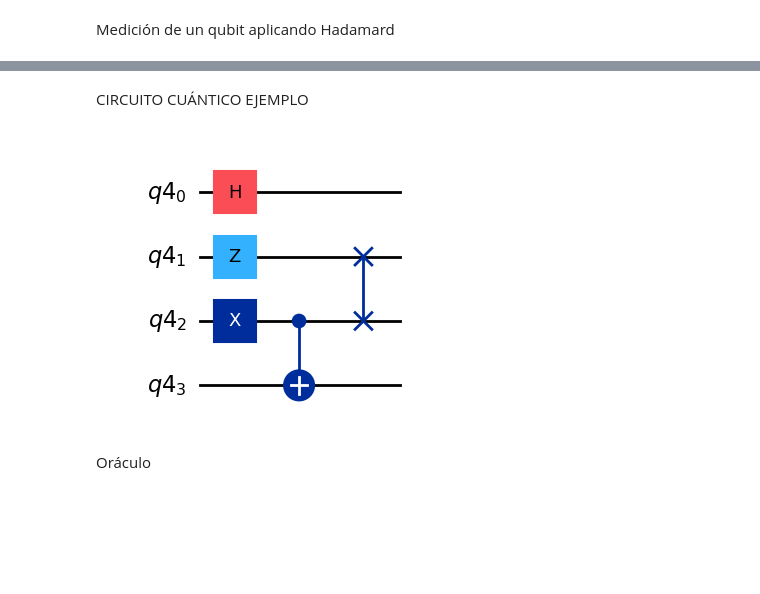
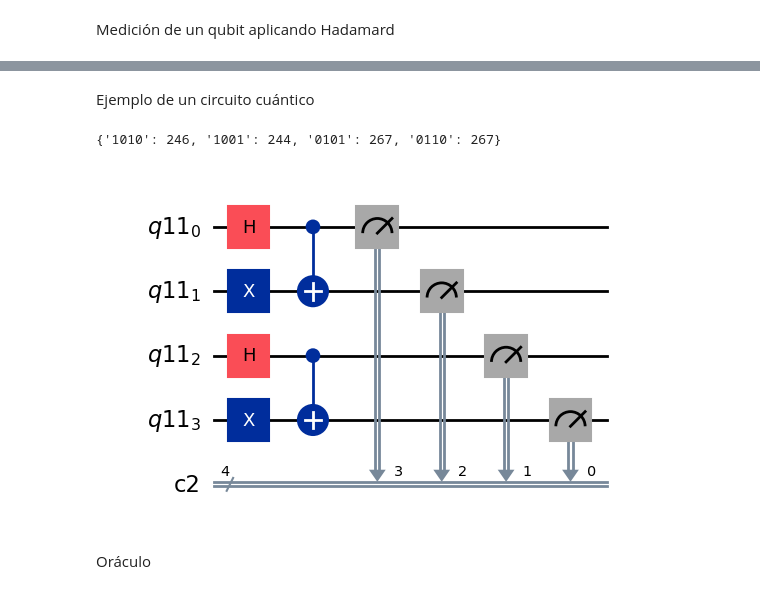
Before and after one commit to irenefernandezromero/TrabajoFinDeGrado, a Jupyter notebook: Implementaciones de algoritmos.ipynb, the cells around one changed output, grey strips where cells are left out. Saved outputs shown, nothing was run; the diff lists cells and outputs as text; code cells hidden in the pictures; blank space fills up the shorter version.

```diff
--- a/Implementaciones de algoritmos.ipynb
+++ b/Implementaciones de algoritmos.ipynb
@@ -140,29 +154,51 @@ qc.draw(output='mpl')
-# %% [markdown]
-CIRCUITO CUÁNTICO EJEMPLO
-# %%
-# Importar las clases y módulos necesarios
-from qiskit import QuantumRegister, QuantumCircuit
-
-# Crear un registro cuántico de 4 qubits
-qr = QuantumRegister(4)
-# Crear un circuito cuántico
-qc = QuantumCircuit(qr)
-
-# Aplicar compuertas a los qubits
-qc.h(qr[0])  # Puerta Hadamard al primer qubit
-qc.z(qr[1])  # Puerta Z al segundo qubit
-qc.x(qr[2])  # Puerta X al tercer qubit
-
-# Aplicar compuerta CNOT entre el tercer y el cuarto qubit
-qc.cx(qr[2], qr[3])
-
-# Aplicar compuerta SWAP entre el segundo y el tercer qubit
-qc.swap(qr[1], qr[2])
-
-# Dibujar el circuito
-qc.draw(output='mpl')
-# %% [output]
-[figure, removed]
+# %% [markdown]
+Ejemplo de un circuito cuántico
+# %%
+# Importar las clases y módulos necesarios
+from qiskit import QuantumCircuit, ClassicalRegister, QuantumRegister, transpile
+from qiskit_aer import Aer
+
+# Crear un circuito cuántico con 4 qubits y 4 bits clásicos
+qr = QuantumRegister(4)
+cr = ClassicalRegister(4)
+qc = QuantumCircuit(qr, cr)
+
+# Aplicar una puerta Hadamard al primer y tercer qubit
+qc.h(0)
+qc.h(2)
+
+# Aplicar una puerta X (Pauli-X) al segundo y cuarto qubit
+qc.x(1)
+qc.x(3)
+
+# Aplicar una puerta CNOT entre el primer qubit (control) y el segundo qubit (objetivo)
+qc.cx(0, 1)
+
+# Aplicar una puerta CNOT entre el tercer qubit (control) y el cuarto qubit (objetivo)
+qc.cx(2, 3)
+
+# Medir todos los qubits y almacenar el resultado en los bits clásicos correspondientes
+for i in range(4):
+    qc.measure(qr[i], cr[3 - i])
+
+# Transpila el circuito para el backend deseado
+backend = Aer.get_backend('qasm_simulator')
+qc_transpiled = transpile(qc, backend)
+
+# Ejecuta el circuito en el simulador
+result = backend.run(qc_transpiled).result()
+
+# Obtiene los resultados
+counts = result.get_counts()
+
+# Imprime los resultados
+print(counts)
+
+# Dibujar el circuito
+qc.draw(output='mpl')
+# %% [output]
+{'1010': 246, '1001': 244, '0101': 267, '0110': 267}
+[figure, added]
 # %% [markdown]
 Oráculo
 # %%
```
Also changed, not shown: parts of 12 cells of this notebook.
